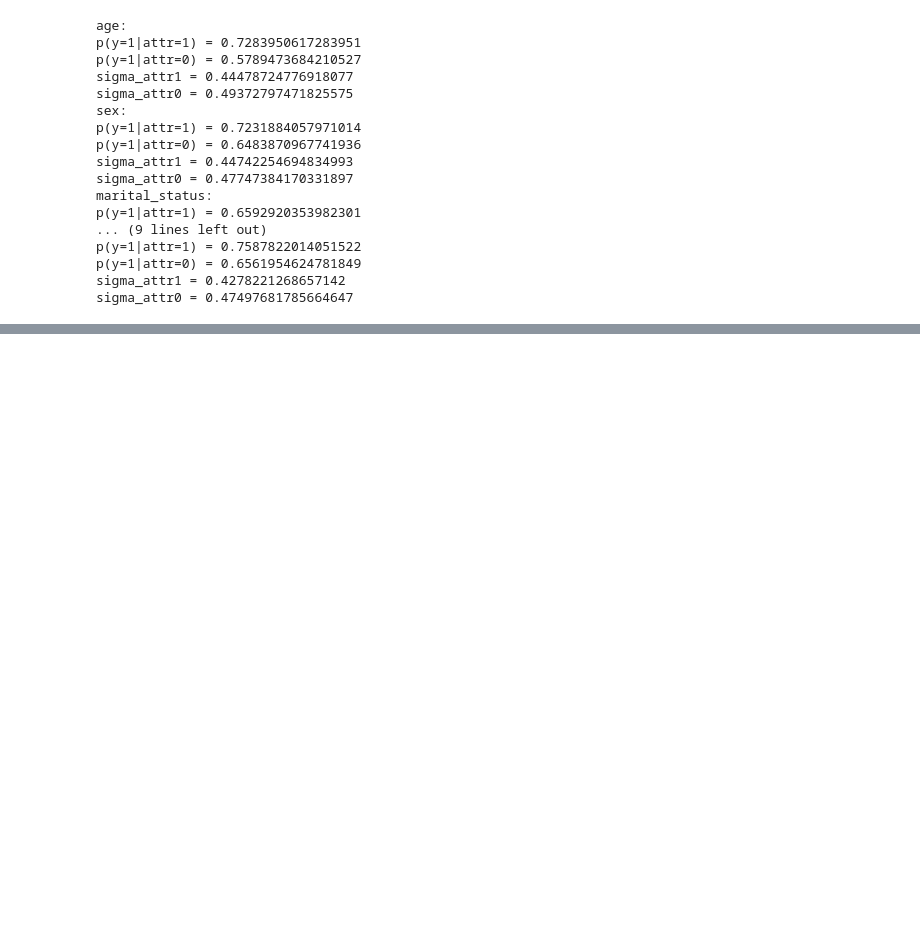
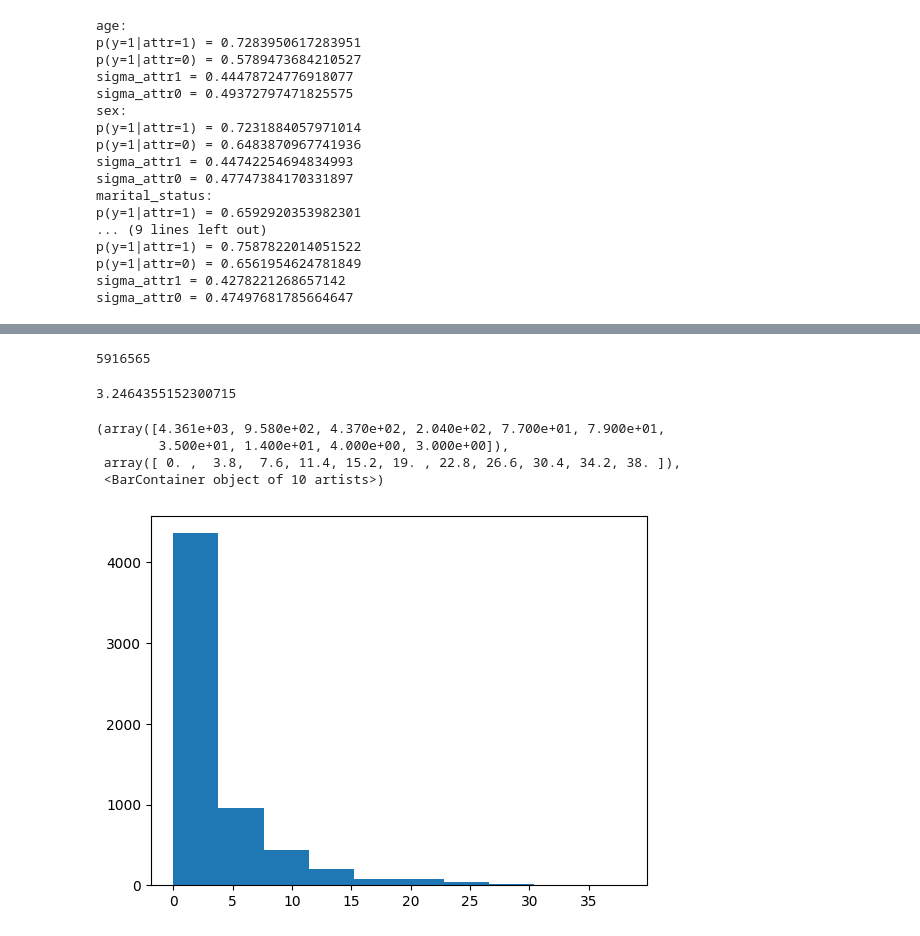
Before and after one commit to sacs-epfl/fairness-audits-with-collaboration, a Jupyter notebook: scripts/get_sigma.ipynb, the cells around one changed output, grey strips where cells are left out. Saved outputs shown, nothing was run; the diff lists cells and outputs as text; code cells hidden in the pictures; blank space fills up the shorter version.

```diff
--- a/scripts/get_sigma.ipynb
+++ b/scripts/get_sigma.ipynb
@@ -48,0 +91,21 @@ sigma_attr0 = 0.47497681785664647
+# %%
+sum(vs)
+# %% [output]
+5916565
+# %%
+pb_raw_path = '/home/dhasade/audits/ml-audits/data/propublica/propublica_raw.csv'
+df = pd.read_csv(pb_raw_path)
+# %%
+df['Number_of_Priors'].mean()
+# %% [output]
+3.2464355152300715
+# %%
+# Plot histogram of number of priors
+import matplotlib.pyplot as plt
+plt.hist(df['Number_of_Priors'])
+# %% [output]
+(array([4.361e+03, 9.580e+02, 4.370e+02, 2.040e+02, 7.700e+01, 7.900e+01,
+        3.500e+01, 1.400e+01, 4.000e+00, 3.000e+00]),
+ array([ 0. ,  3.8,  7.6, 11.4, 15.2, 19. , 22.8, 26.6, 30.4, 34.2, 38. ]),
+ <BarContainer object of 10 artists>)
+[figure, added]
```
Also changed, not shown: parts of 4 cells of this notebook, 6 other files.
